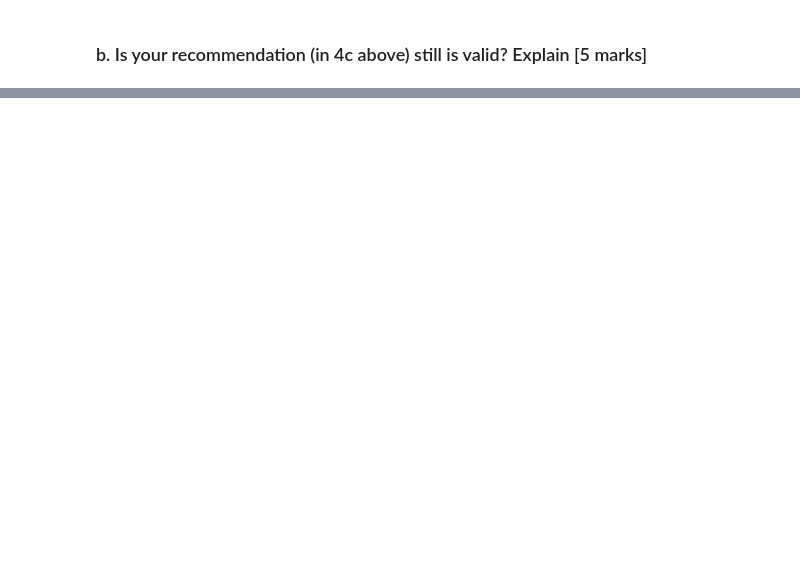
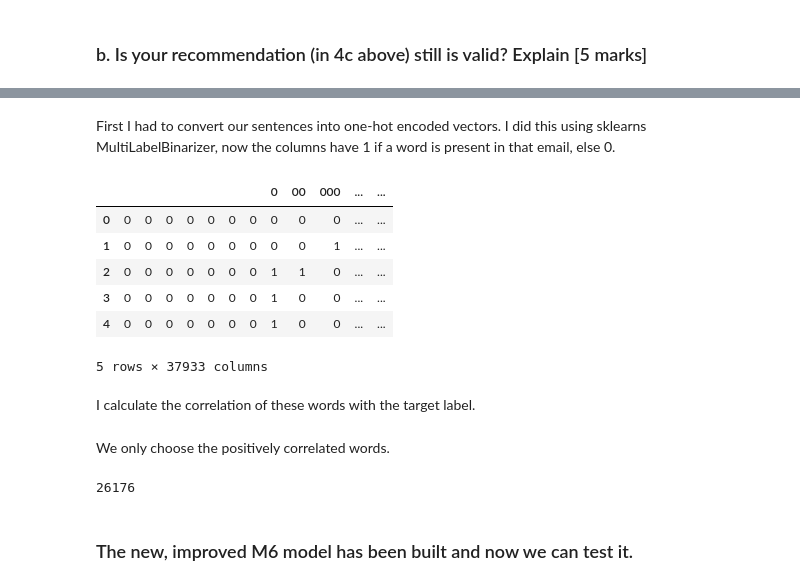
Before and after one commit to JoshWacks/NLP_Project, a Jupyter notebook: spam_classification.ipynb, the cells around one changed output, grey strips where cells are left out. Drawn from its saved outputs; the diff is of its cells as text; code cells hidden in the pictures; blank space fills up the shorter version.

Commit message:
First Draft

```diff
--- a/spam_classification.ipynb
+++ b/spam_classification.ipynb
@@ -471,0 +447,19 @@ Yes the recommendation of modal M4 is still valid as it still achieved the best
+# %% [markdown]
+First I had to convert our sentences into one-hot encoded vectors. I did this using sklearns MultiLabelBinarizer, now the columns have 1 if a word is present in that email, else 0.
+# %%
+mlb = sklearn.preprocessing.MultiLabelBinarizer()
+train_mlb = pd.DataFrame(mlb.fit_transform([x for x in train_tokenized.text]),columns=mlb.classes_)
+
+train_mlb['label'] = train_tokenized['label']
+
+train_mlb.head()
+# %% [output]
+|  |  |  |  |  |  |  |  | 0 | 00 | 000 | ... | ... |
+| 0 | 0 | 0 | 0 | 0 | 0 | 0 | 0 | 0 | 0 | 0 | ... | ... |
+| 1 | 0 | 0 | 0 | 0 | 0 | 0 | 0 | 0 | 0 | 1 | ... | ... |
+| 2 | 0 | 0 | 0 | 0 | 0 | 0 | 0 | 1 | 1 | 0 | ... | ... |
+| 3 | 0 | 0 | 0 | 0 | 0 | 0 | 0 | 1 | 0 | 0 | ... | ... |
+| 4 | 0 | 0 | 0 | 0 | 0 | 0 | 0 | 1 | 0 | 0 | ... | ... |
+5 rows × 37933 columns
+# %% [markdown]
+I calculate the correlation of these words with the target label.
@@ -471,0 +468,9 @@ Yes the recommendation of modal M4 is still valid as it still achieved the best
+# %% [markdown]
+We only choose the positively correlated words.
+# %%
+corr_df = correlations.to_frame().rename_axis('Token').reset_index().rename(columns={0:'Corr'})
+positive_corr_set = corr_df[corr_df['Corr'] > 0 ].Token.unique()
+
+len(positive_corr_set)
+# %% [output]
+26176
@@ -471,0 +481,2 @@ Yes the recommendation of modal M4 is still valid as it still achieved the best
+# %% [markdown]
+### The new, improved M6 model has been built and now we can test it.
```
Also changed, not shown: parts of 27 cells of this notebook.
